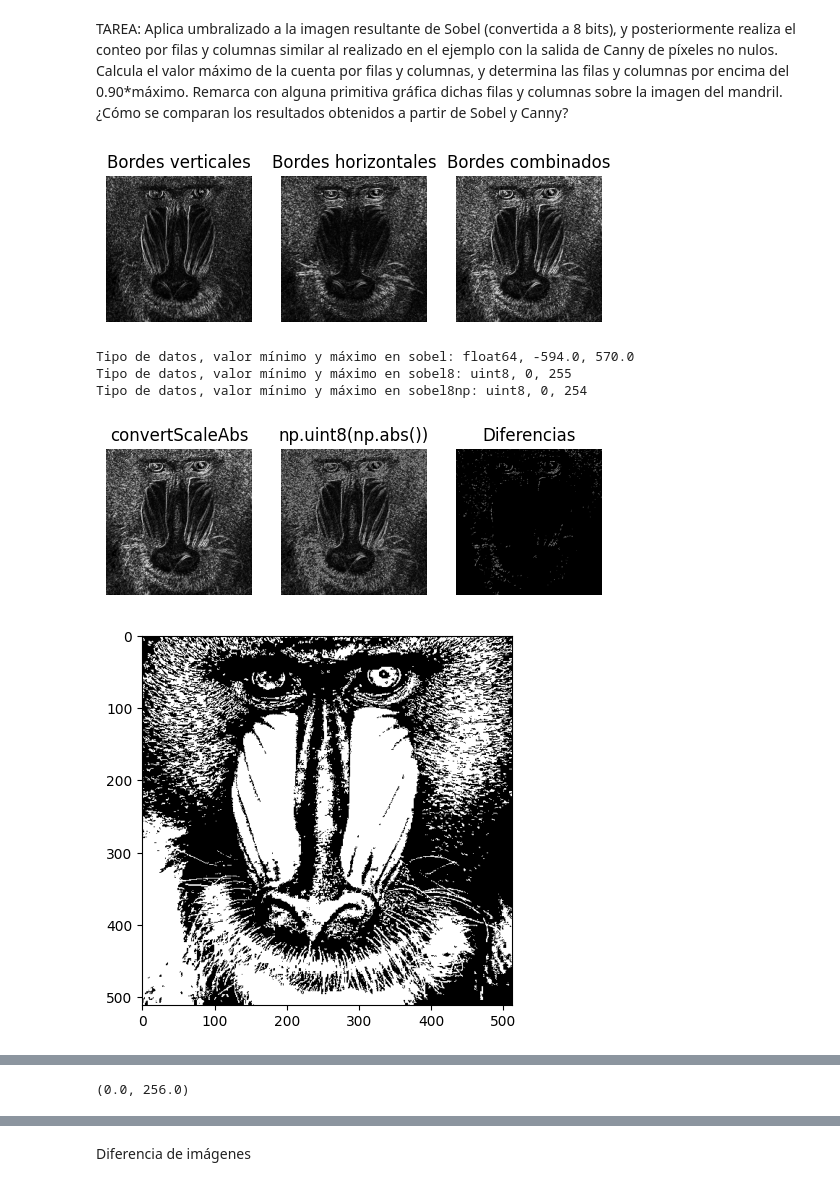
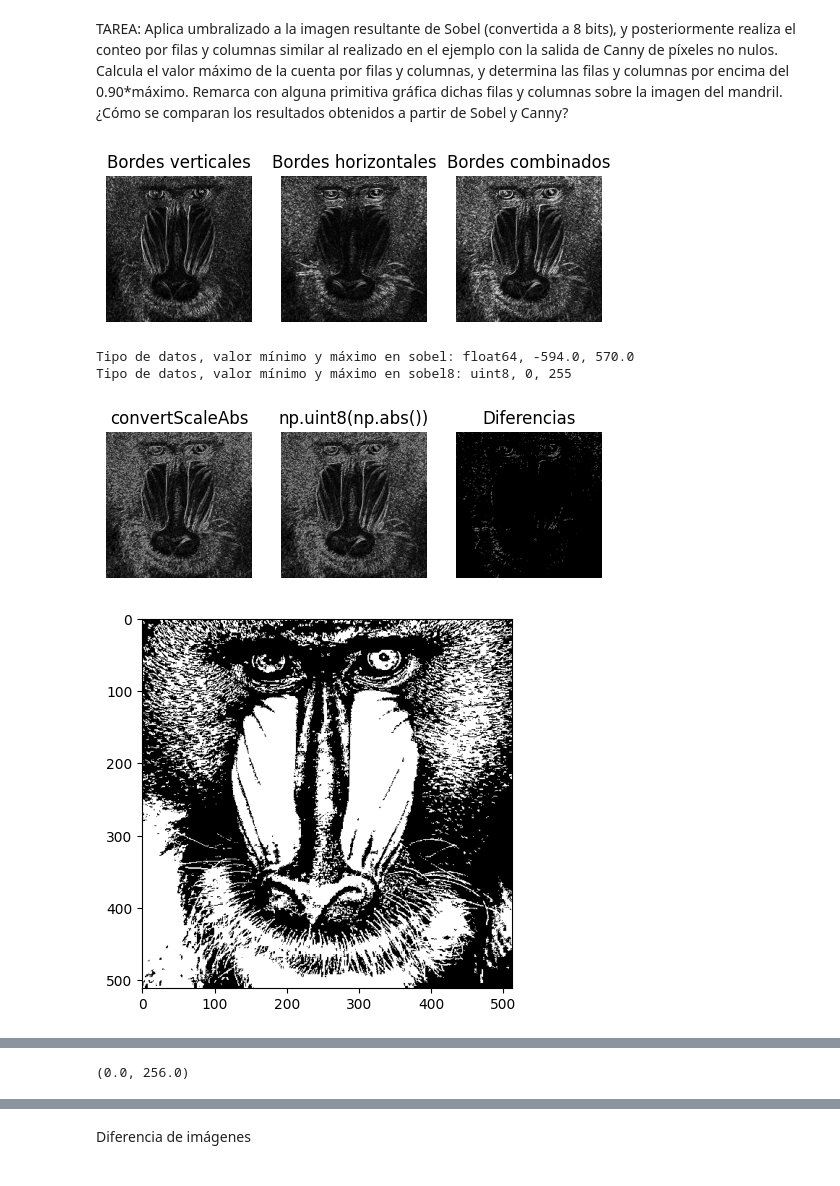
Before and after one commit to lumusa2design/Computer-Visualization, a Jupyter notebook: P2/VC_P2.ipynb, the cells around one changed output, grey strips where cells are left out. Drawn from its saved outputs; the diff is of its cells as text; code cells hidden in the pictures.

```diff
--- a/P2/VC_P2.ipynb
+++ b/P2/VC_P2.ipynb
@@ -208,6 +209,7 @@ plt.xlim([0, 256])
 TAREA: Aplica umbralizado a la imagen resultante de Sobel (convertida a 8 bits), y posteriormente realiza el conteo por filas y columnas similar al realizado en el ejemplo con la salida de Canny de píxeles no nulos. Calcula el valor máximo de la cuenta por filas y columnas, y determina las filas y columnas por encima del 0.90*máximo. Remarca con alguna primitiva gráfica dichas filas y columnas sobre la imagen del mandril. ¿Cómo se comparan los resultados obtenidos a partir de Sobel y Canny?
 # %%
 # Gaussiana para suavizar la imagen original, eliminando altas frecuencias
+gris = cv2.cvtColor(img, cv2.COLOR_BGR2GRAY)
 ggris = cv2.GaussianBlur(gris, (3, 3), 0)
 
 #Calcula en ambas direcciones (horizontal y vertical)
@@ -216,7 +218,9 @@ sobely = cv2.Sobel(ggris, cv2.CV_64F, 0, 1)  # y
 #Combina ambos resultados
 sobel = cv2.add(sobelx, sobely)
 
+# Recuenta conteo por filas y columnas del 90% maximo aplicando sobel
 #Muestra ambos resultados
+print("marca")
 plt.figure()
 plt.subplot(1, 3, 1)
 plt.axis("off")
@@ -230,6 +234,8 @@ plt.subplot(1, 3, 2)
 plt.axis("off")
 plt.title('Bordes horizontales')
 #Horizontales
+
+print("marca2")
 #Para visualizar convierte a escala manejable en una imagen de grises
 plt.imshow(cv2.convertScaleAbs(sobely), cmap='gray')
 #plt.imshow(sobelx, cmap='gray') #Prueba sin convertir escala
@@ -252,14 +258,11 @@ print(f"Tipo de datos, valor mínimo y máximo en sobel8: {sobel8.dtype}, {np.mi
 
 # Conversión a byte con numpy
 sobel8np = np.uint8(np.abs(sobel))
-# Mostrar el tipo de dato de los valores en la imagen soble, además de valores máximo y mínimo
-print(f"Tipo de datos, valor mínimo y máximo en sobel8np: {sobel8np.dtype}, {np.min(sobel8np)}, {np.max(sobel8np)}")
-
 plt.figure()
 plt.subplot(1, 3, 1)
 plt.axis("off")
 plt.title('convertScaleAbs')
-plt.imshow(sobel8, cmap='gray')
+plt.imshow(sobel8np, cmap='gray')
 
 plt.subplot(1, 3, 2)
 plt.axis("off")
@@ -295,35 +298,34 @@ plt.show()
 #Cálculo del histograma de una imagen en escala de grises
 hist = cv2.calcHist([gris], [0], None, [256], [0, 256])
 
 plt.figure()
 plt.axis("off")
 plt.imshow(gris, cmap='gray')
 
 # Histograma sin normalizar
 plt.figure()
 plt.subplot(1, 2, 1)
 plt.title("Histograma")
 plt.xlabel("Bins")
 plt.ylabel("# píxeles")
 plt.plot(hist)
 plt.xlim([0, 256])
 
 #Normaliza el histograma en base al número de píxeles y lo muestra
 hist /= hist.sum()
 
 plt.subplot(1, 2, 2)
 plt.title("Histograma")
 plt.xlabel("Bins")
 plt.ylabel("% píxeles")
 plt.tight_layout(pad=3.0) #separación entre plots
 plt.plot(hist)
 plt.xlim([0, 256])
 # %% [output]
 [figure]
 Tipo de datos, valor mínimo y máximo en sobel: float64, -594.0, 570.0
 Tipo de datos, valor mínimo y máximo en sobel8: uint8, 0, 255
-Tipo de datos, valor mínimo y máximo en sobel8np: uint8, 0, 254
-[figure, old version]
+[figure, new version]
 [figure]
 [figure]
 [figure]
```
Also changed, not shown: parts of 1 cell of this notebook.
